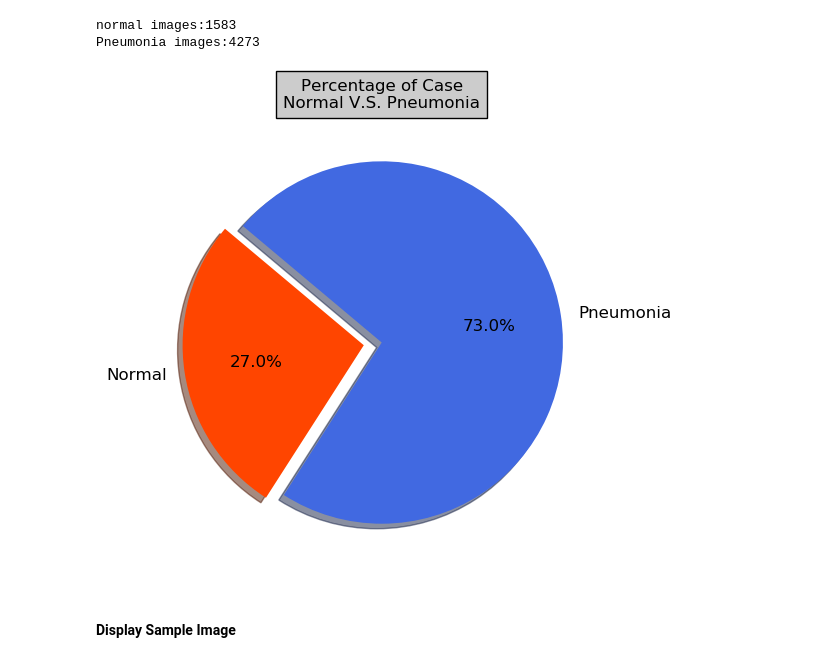
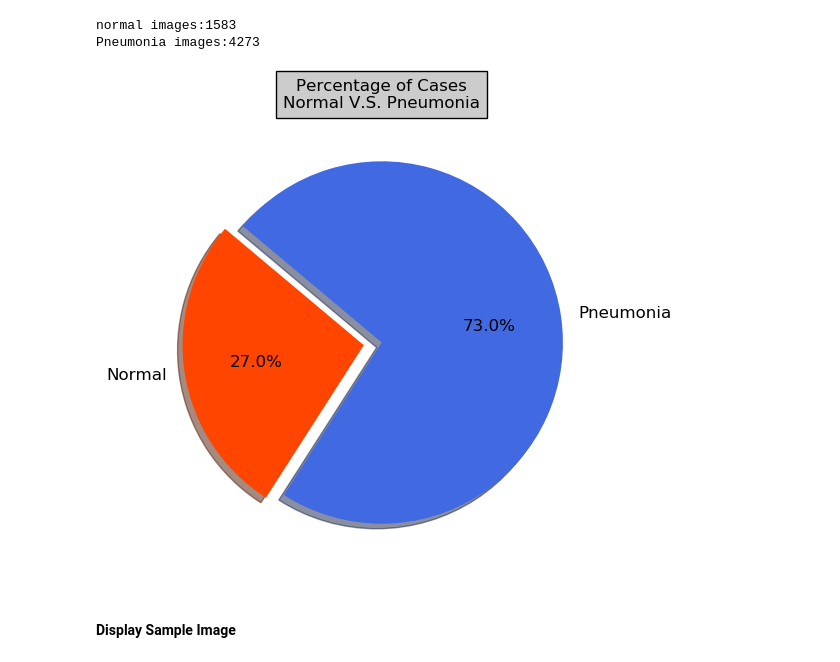
Before and after one commit to masonxmh/Project3, a Jupyter notebook: Anaysis.ipynb, the cells around one changed output. Saved outputs shown, nothing was run; the diff lists cells and outputs as text; code cells hidden in the pictures.

```diff
--- a/Anaysis.ipynb
+++ b/Anaysis.ipynb
@@ -68,20 +68,20 @@ Pneumonia images:4273
 # %%
 # Labels for the sections of our pie chart
 labels = ["Normal", "Pneumonia"]
 # The values of each section of the pie chart
 sizes = [n_normal, n_pneumonia]
 # Tells matplotlib to seperate the "Python" section from the others
 explode = (0.1, 0)
 
 colors = ['orangered', 'royalblue']
 fig = plt.figure(figsize=(6, 6), dpi=100)
 plt.pie(sizes, explode=explode, labels=labels, colors = colors,
         autopct="%1.1f%%", shadow=True, startangle=140, textprops={'fontsize': 12})
-plt.title("Percentage of Case\n" + "Normal V.S. Pneumonia", bbox={'facecolor':'0.8', 'pad':5})
+plt.title("Percentage of Cases\n" + "Normal V.S. Pneumonia", bbox={'facecolor':'0.8', 'pad':5})
 plt.show()
 fig.savefig('output/model_image/pie.png')
 # %% [output]
-[figure, old version]
+[figure, new version]
 # %% [markdown]
 #### Display Sample Image
 # %%
```
Also changed, not shown: parts of 2 cells of this notebook, 18 other files.
